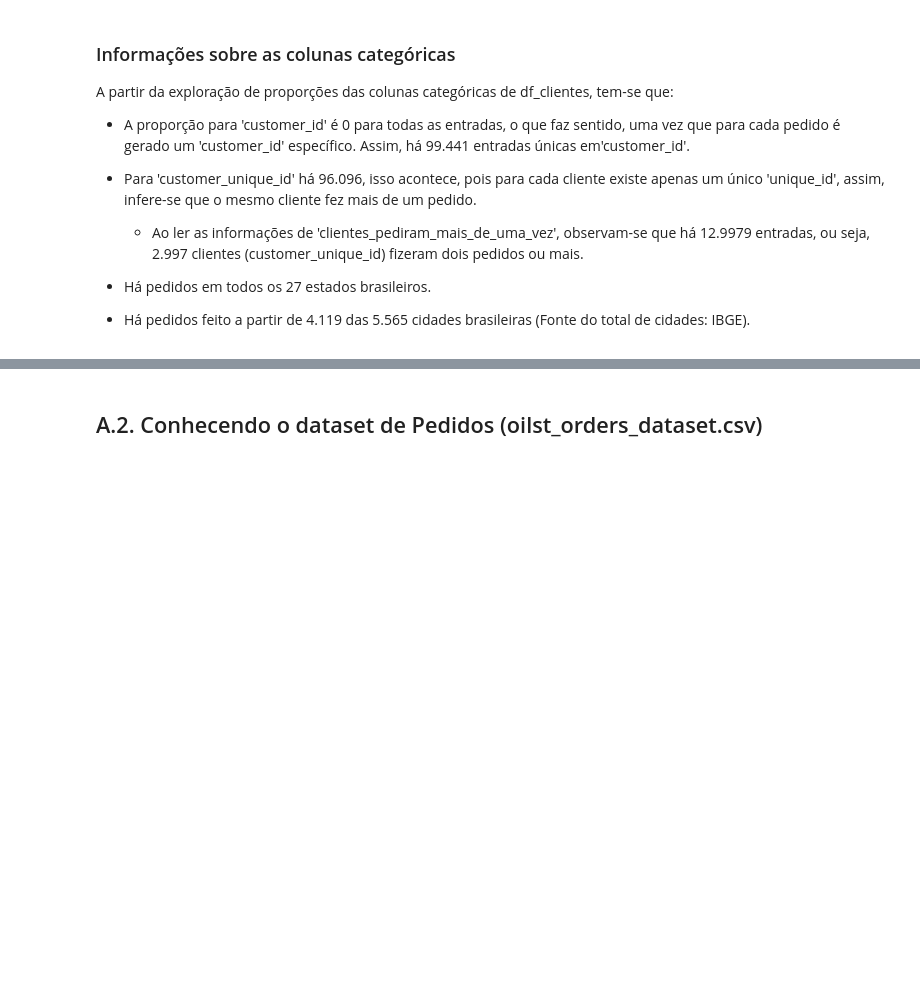
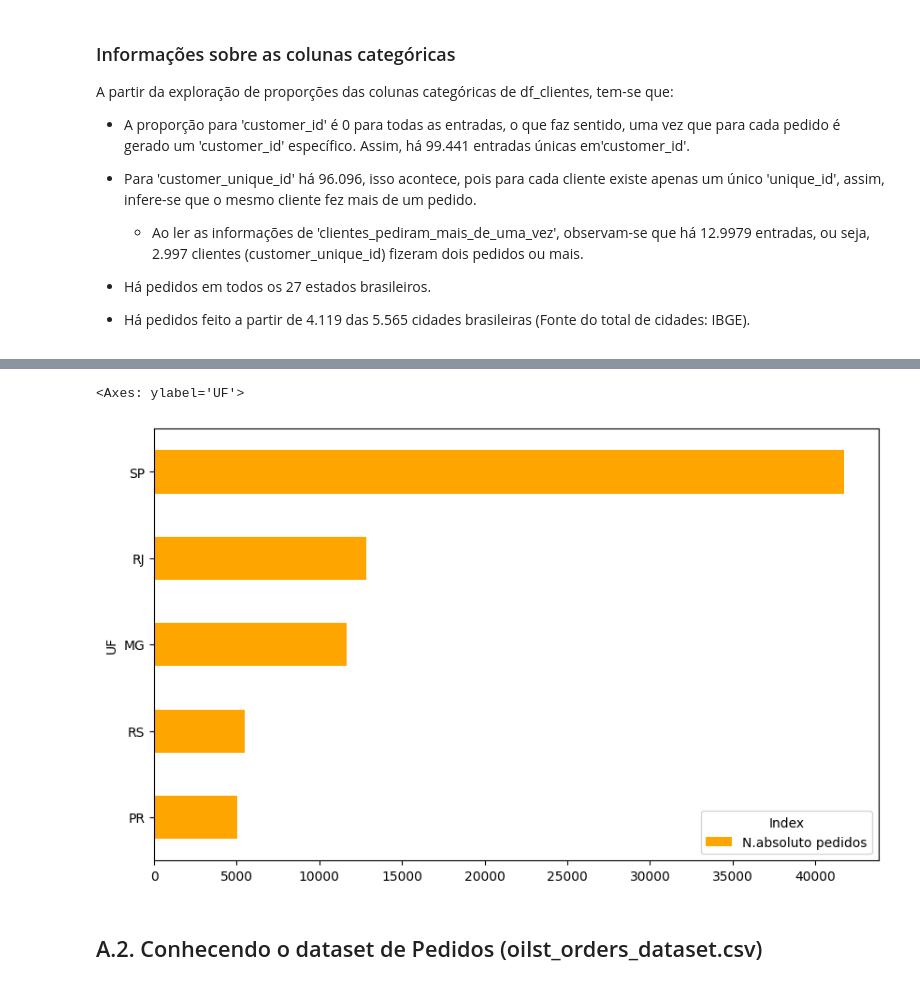
Before and after one commit to julianabpeixoto/data-science-portfolio, a Jupyter notebook: santander_coders_2023_2semestre_trilha_data_science_tecnicas_programacao_1_projeto_final/jbp_projeto_final.ipynb, the cells around one changed output, grey strips where cells are left out. Drawn from its saved outputs; the diff is of its cells as text; code cells hidden in the pictures; blank space fills up the shorter version.

```diff
--- a/santander_coders_2023_2semestre_trilha_data_science_tecnicas_programacao_1_projeto_final/jbp_projeto_final.ipynb
+++ b/santander_coders_2023_2semestre_trilha_data_science_tecnicas_programacao_1_projeto_final/jbp_projeto_final.ipynb
@@ -510,0 +513,8 @@ A partir da exploração de proporções das colunas categóricas de df_clientes
+# %%
+# Criar uma nova coluna em df_clientes_proporcao_uf com dados absolutos do número de pedidos (usando ndarray)
+
+df_clientes_proporcao_uf['N.absoluto pedidos'] = df_clientes.groupby('customer_state')['customer_id'].nunique()
+df_clientes_proporcao_uf.reset_index(inplace=True)
+df_clientes_proporcao_uf = df_clientes_proporcao_uf.rename(columns={'index': 'UF'})
+df_clientes_proporcao_uf = df_clientes_proporcao_uf.rename_axis('Index', axis='columns')
+df_clientes_proporcao_uf
@@ -510,0 +596,9 @@ A partir da exploração de proporções das colunas categóricas de df_clientes
+# %%
+# Calcular média da coluna 'N. absoluto pedidos'
+media_pedidos = df_clientes_proporcao_uf['N.absoluto pedidos'].mean()
+
+# Criar máscara para definir entradas maiores ou iguais à média
+mask = df_clientes_proporcao_uf['N.absoluto pedidos'] >= media_pedidos
+
+# Definir UFs com N. absolutos de pedidos >= media
+df_clientes_proporcao_uf.loc[mask]
@@ -511,3 +612,13 @@ A partir da exploração de proporções das colunas categóricas de df_clientes
+# %%
+# Plotar um gráfico de barras com as 4 UFs
+uf_pedidos_maiores_media = df_clientes_proporcao_uf.loc[mask]
+uf_pedidos_maiores_media.set_index('UF', inplace=True)
+uf_pedidos_maiores_media = uf_pedidos_maiores_media.drop(['Proporção (decres)', 'Proporção (%)'], axis=1)
+uf_pedidos_maiores_media = uf_pedidos_maiores_media.sort_values(by='N.absoluto pedidos', ascending = True)
+uf_pedidos_maiores_media.plot(kind='barh', figsize=(10, 6), color ='orange')
+# %% [output]
+<Axes: ylabel='UF'>
+[figure, added]
 # %% [markdown]
 ## A.2. Conhecendo o dataset de Pedidos (oilst_orders_dataset.csv)
 # %%
```
Also changed, not shown: parts of 24 cells of this notebook.
